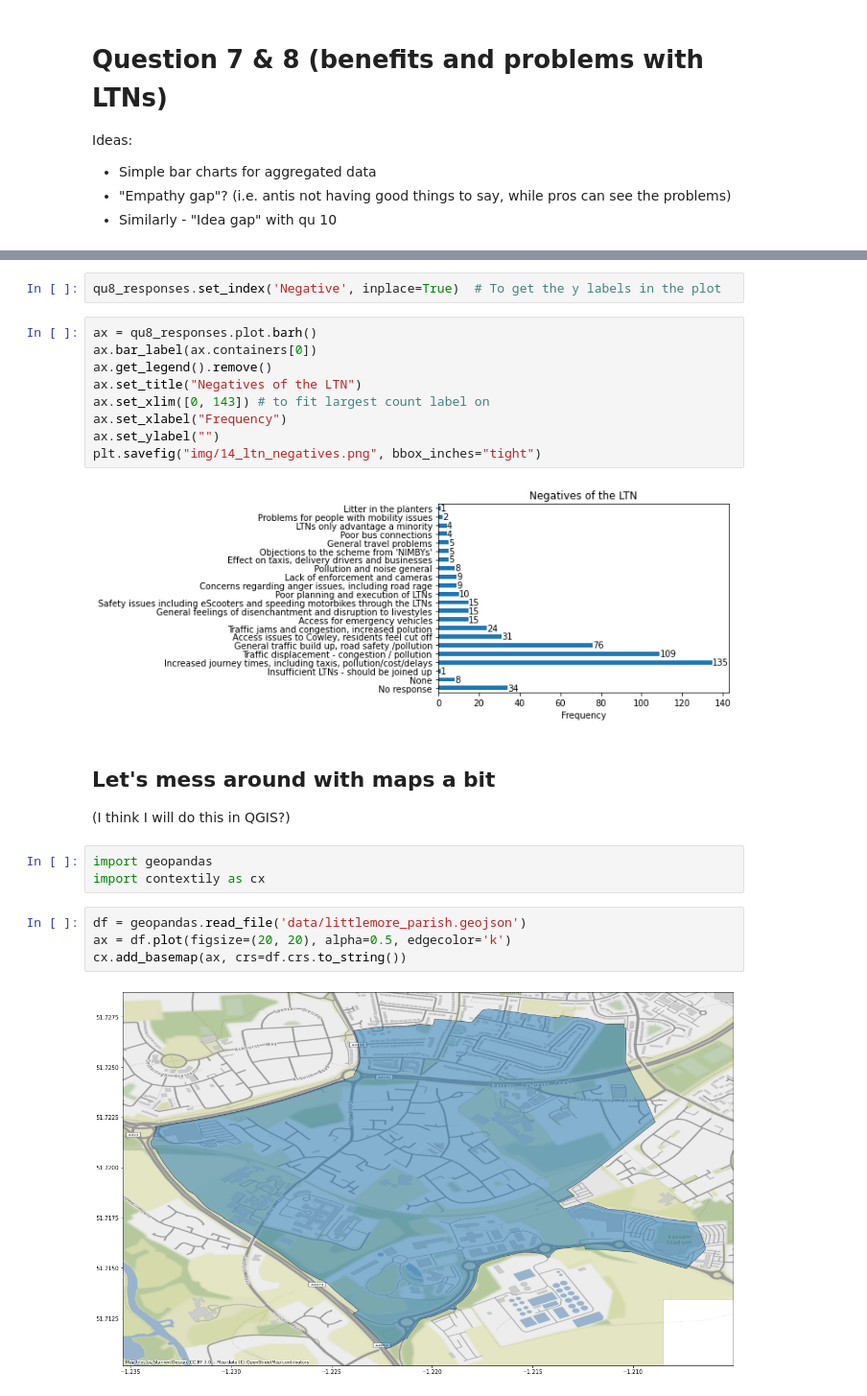
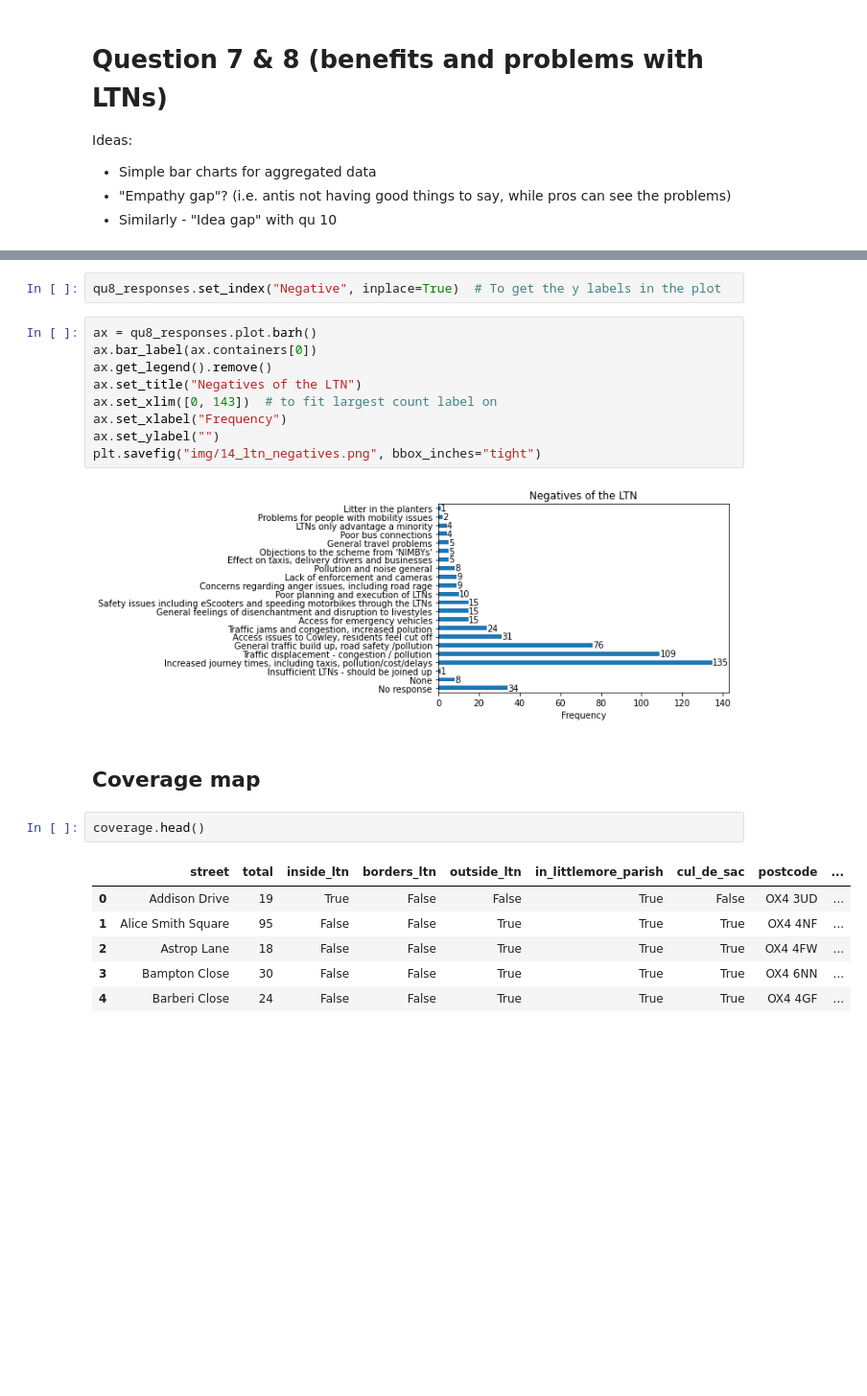
Before and after one commit to annarailton/littlemore_ltn_analysis, a Jupyter notebook: lpc_ltn_analysis.ipynb, the cells around one changed output, grey strips where cells are left out. Shown at 96% size. Drawn from its saved outputs; the diff is of its cells as text; blank space fills up the shorter version.

```diff
--- a/lpc_ltn_analysis.ipynb
+++ b/lpc_ltn_analysis.ipynb
@@ -1426,28 +1512,26 @@ sum(qu8_responses['Frequency']) - num_no_negatives - num_no_response
 # %% [output]
 483
 # %%
-qu8_responses.set_index('Negative', inplace=True)  # To get the y labels in the plot
+qu8_responses.set_index("Negative", inplace=True)  # To get the y labels in the plot
 # %%
 ax = qu8_responses.plot.barh()
 ax.bar_label(ax.containers[0])
 ax.get_legend().remove()
 ax.set_title("Negatives of the LTN")
-ax.set_xlim([0, 143]) # to fit largest count label on
+ax.set_xlim([0, 143])  # to fit largest count label on
 ax.set_xlabel("Frequency")
 ax.set_ylabel("")
 plt.savefig("img/14_ltn_negatives.png", bbox_inches="tight")
 # %% [output]
 [figure]
 # %% [markdown]
-## Let's mess around with maps a bit
-
-(I think I will do this in QGIS?)
+## Coverage map
-# %%
-import geopandas
-import contextily as cx
-# %%
-df = geopandas.read_file('data/littlemore_parish.geojson')
-ax = df.plot(figsize=(20, 20), alpha=0.5, edgecolor='k')
-cx.add_basemap(ax, crs=df.crs.to_string())
-# %% [output]
-[figure, removed]
+# %%
+coverage.head()
+# %% [output]
+|  | street | total | inside_ltn | borders_ltn | outside_ltn | in_littlemore_parish | cul_de_sac | postcode | ... |
+| 0 | Addison Drive | 19 | True | False | False | True | False | OX4 3UD | ... |
+| 1 | Alice Smith Square | 95 | False | False | True | True | True | OX4 4NF | ... |
+| 2 | Astrop Lane | 18 | False | False | True | True | True | OX4 4FW | ... |
+| 3 | Bampton Close | 30 | False | False | True | True | True | OX4 6NN | ... |
+| 4 | Barberi Close | 24 | False | False | True | True | True | OX4 4GF | ... |
```
Also changed, not shown: parts of 27 cells of this notebook.
